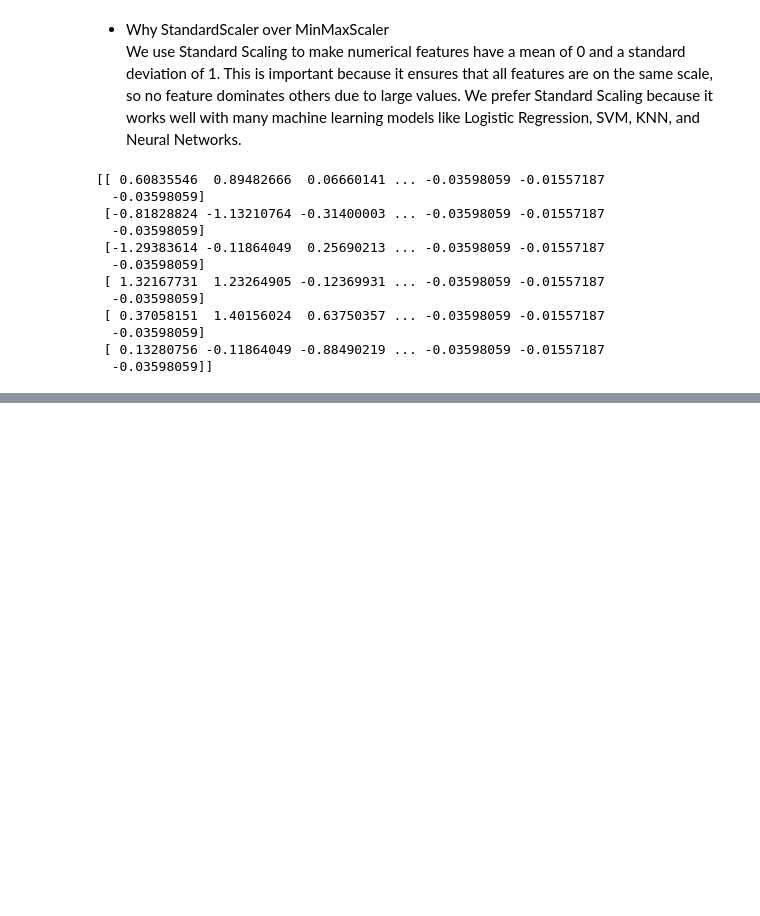
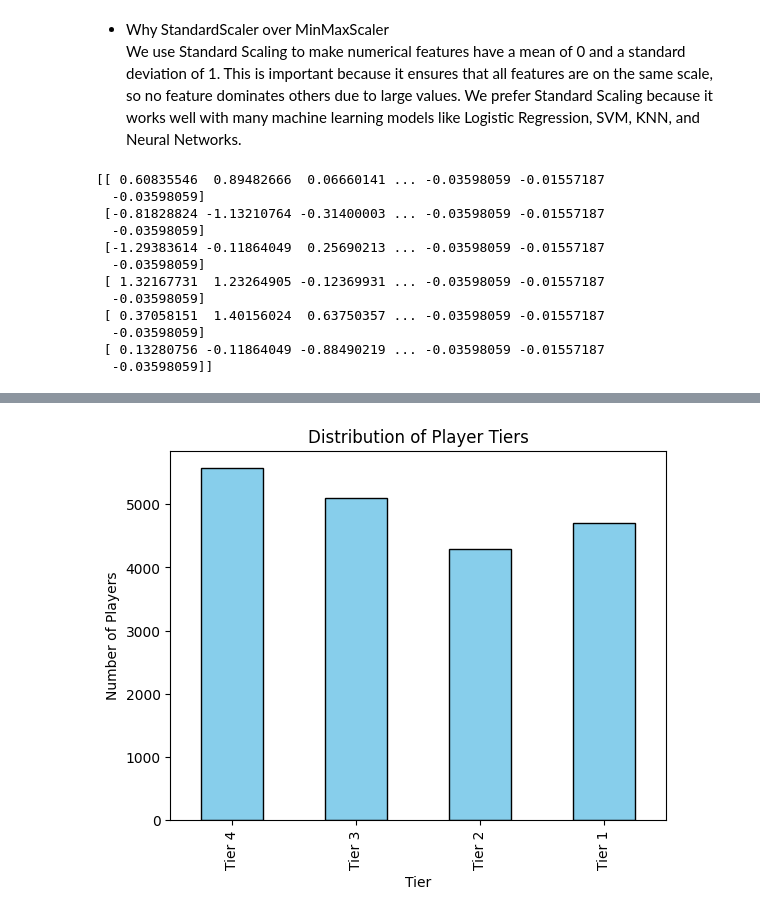
Before and after one commit to Get-Shit-Done-0-0/Machine-2, a Jupyter notebook: FIFA Players Performance Analysis.ipynb, the cells around one changed output, grey strips where cells are left out. Saved outputs shown, nothing was run; the diff lists cells and outputs as text; code cells hidden in the pictures; blank space fills up the shorter version.

```diff
--- a/FIFA Players Performance Analysis.ipynb
+++ b/FIFA Players Performance Analysis.ipynb
@@ -7,7 +7,7 @@ import seaborn as sns
 # %% [markdown]
 # Task 1:Exploratory Data Analysis (EDA)
 # %%
-df=pd.read_csv(r"C:\Users\Mohamed\Desktop\FIFA Players Performance Analysis\Fifa.csv")
+df=pd.read_csv("./Fifa.csv")
 # %%
 df.shape
 # %% [output]
@@ -317,0 +322,2 @@ print(X_train_scaled[:6])
+# %%
+df['Performance_Tier'] = pd.qcut(df['Overall_Rating'], q=4, labels=['Tier 4', 'Tier 3', 'Tier 2', 'Tier 1'])
@@ -317,0 +341,4 @@ print(X_train_scaled[:6])
+# %%
+counts = df['Performance_Tier'].value_counts().sort_index()
+print("\nPlayer Counts per Category:")
+print(counts)
@@ -317,0 +355,8 @@ print(X_train_scaled[:6])
+# %%
+counts.plot(kind='bar', color='skyblue', edgecolor='black')
+plt.title('Distribution of Player Tiers')
+plt.xlabel('Tier')
+plt.ylabel('Number of Players')
+plt.show()
+# %% [output]
+[figure, added]
```
Also changed, not shown: parts of 11 cells of this notebook, 1 other file.
